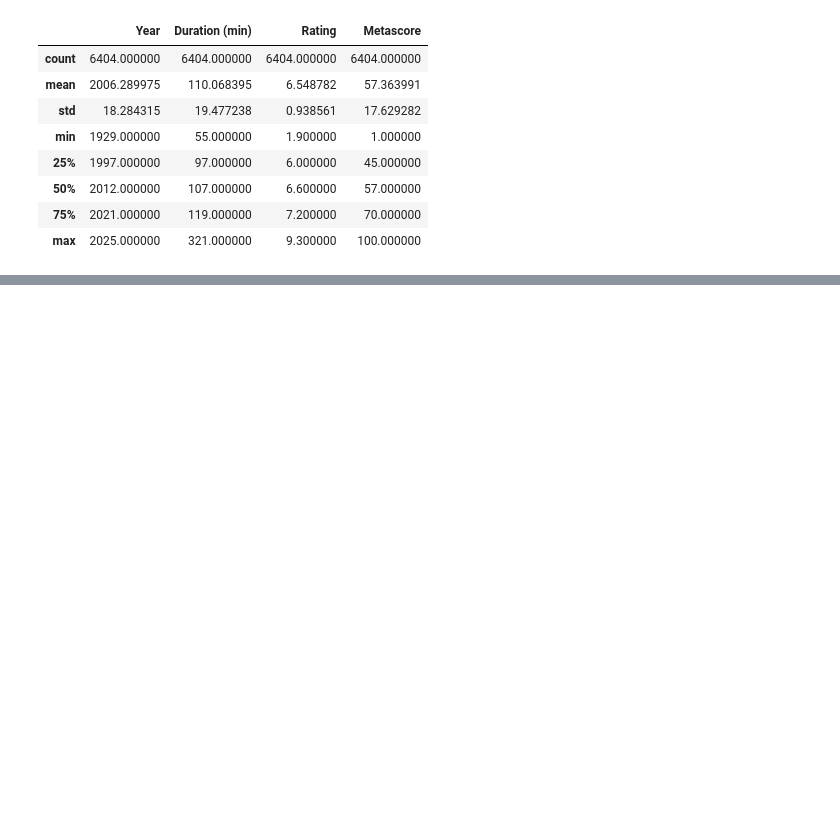
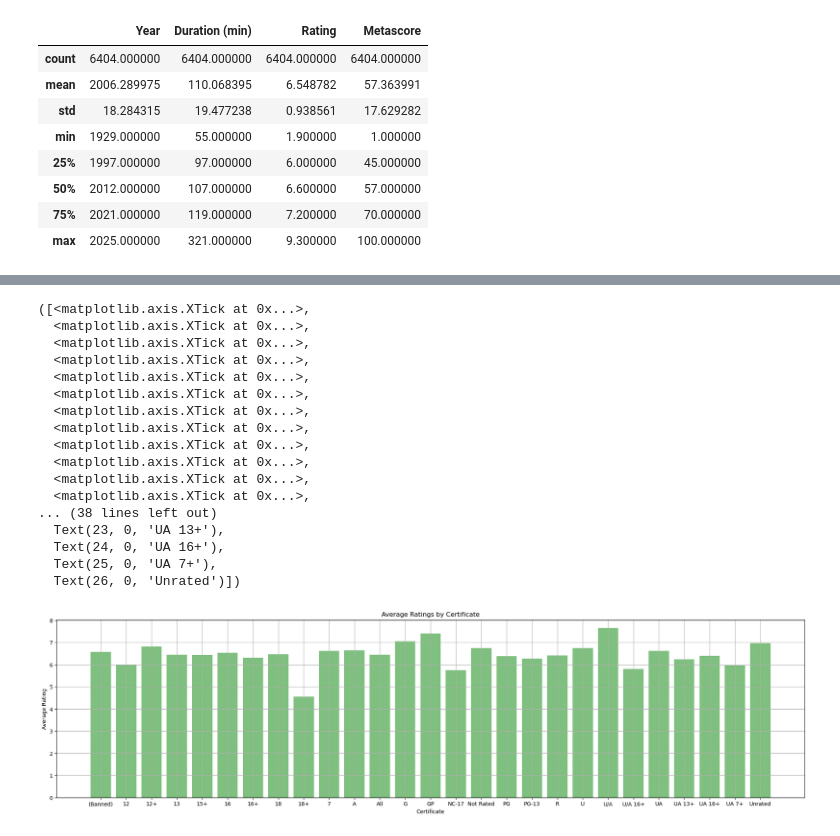
Before and after one commit to spandya3/project-01-MJJS, a Jupyter notebook: RatingAverages.ipynb, the cells around one changed output, grey strips where cells are left out. Cells and saved outputs as stored; diff of their text form; code cells hidden in the pictures; blank space fills up the shorter version.

```diff
--- a/RatingAverages.ipynb
+++ b/RatingAverages.ipynb
@@ -38,8 +39,9 @@ rating_averages
 # %%
 #Converting to a dataframe
-movie_data_df = pd.DataFrame(clean_movie_data)
+movie_data_df = pd.DataFrame(rating_scores)
 
-#Calculating our average based on Cerificate rating
-average_rating = movie_data_df.groupby('Certificate')['Rating'].mean()
-average_rating
+#Calculating our average based on Cerificate Rating
+average_rating = movie_data_df.groupby('Certificate')['Rating'].mean().reset_index()
+average_rating_df = average_rating
+average_rating_df
 # %% [output]
@@ -62,0 +90,37 @@ Name: Rating, dtype: float64
+# %%
+#Bar Graph Version
+#Creating our x axis and our Tick locations
+x_axis= np.arange(len(average_rating_df))
+tick_locations = [value + 0.4 for value in x_axis]
+
+#Creating the figure
+plt.figure(figsize=(25,6))
+plt.bar(x_axis, average_rating_df['Rating'], color = "Green", alpha = 0.5, align = "center")
+
+#Creating our labels
+plt.title("Average Ratings by Certificate")
+plt.xlabel("Certificate")
+plt.ylabel("Average Rating")
+plt.grid()
+
+# Setting the x-axis labels
+plt.xticks(ticks=x_axis, labels=average_rating_df['Certificate'])
+# %% [output]
+([<matplotlib.axis.XTick at 0x...>,
+  <matplotlib.axis.XTick at 0x...>,
+  <matplotlib.axis.XTick at 0x...>,
+  <matplotlib.axis.XTick at 0x...>,
+  <matplotlib.axis.XTick at 0x...>,
+  <matplotlib.axis.XTick at 0x...>,
+  <matplotlib.axis.XTick at 0x...>,
+  <matplotlib.axis.XTick at 0x...>,
+  <matplotlib.axis.XTick at 0x...>,
+  <matplotlib.axis.XTick at 0x...>,
+  <matplotlib.axis.XTick at 0x...>,
+  <matplotlib.axis.XTick at 0x...>,
+... (38 lines left out)
+  Text(23, 0, 'UA 13+'),
+  Text(24, 0, 'UA 16+'),
+  Text(25, 0, 'UA 7+'),
+  Text(26, 0, 'Unrated')])
+[figure, added]
```
Also changed, not shown: parts of 7 cells of this notebook.
